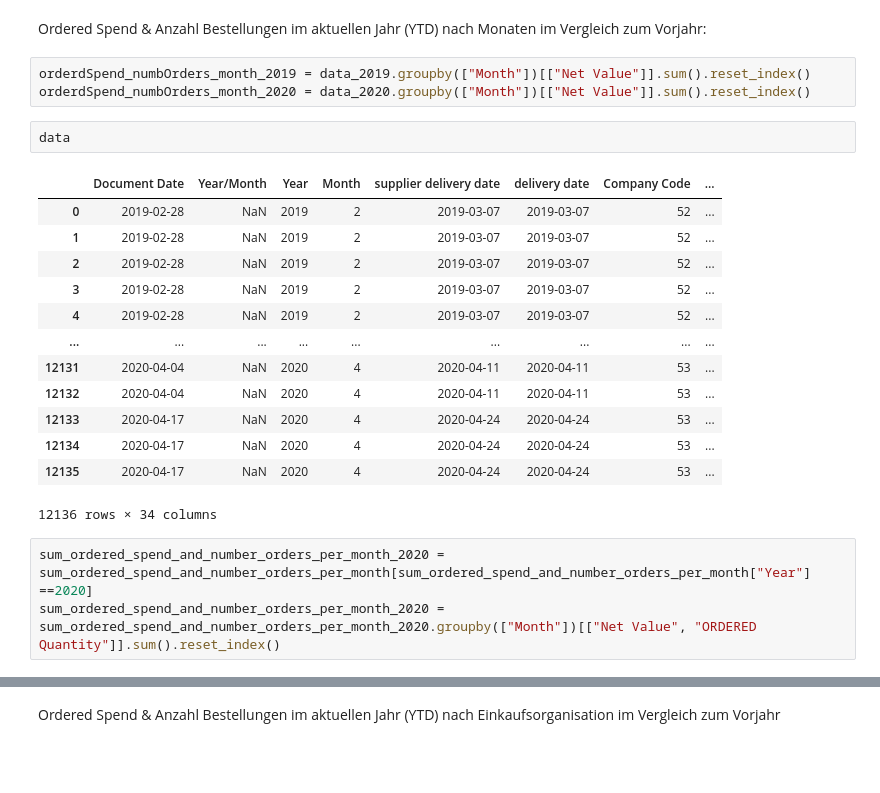
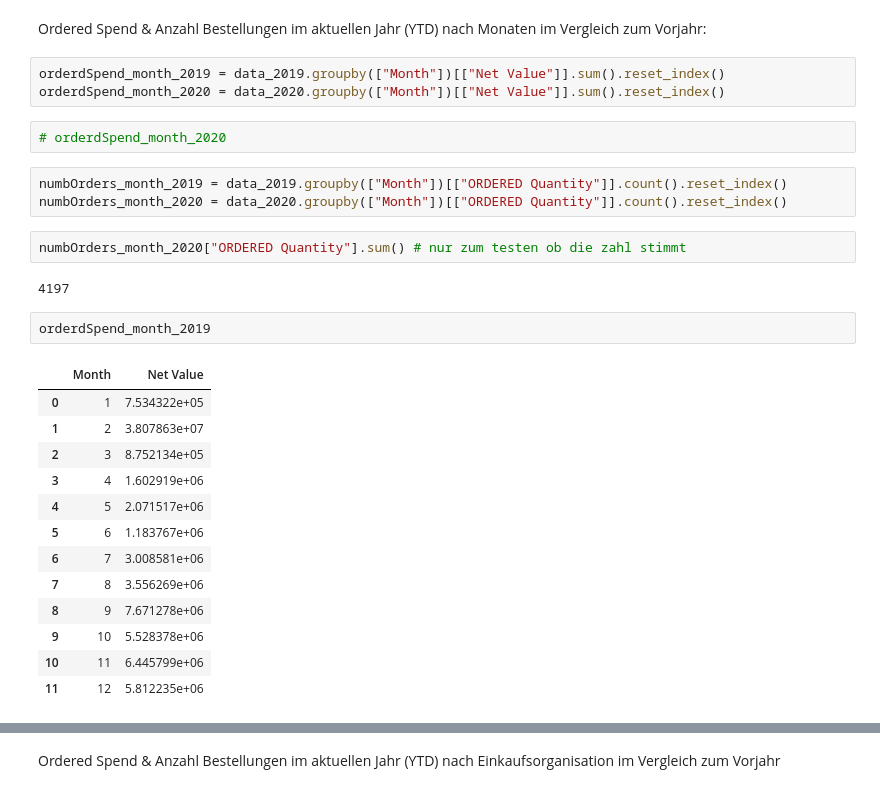
Before and after one commit to zabi-salehi/Data_Visualization, a Jupyter notebook: visualisation.ipynb, the cells around one changed output, grey strips where cells are left out. Cells and saved outputs as stored; diff of their text form; blank space fills up the shorter version.

```diff
--- a/visualisation.ipynb
+++ b/visualisation.ipynb
@@ -83,24 +118,30 @@ numbOrders_2020
 Ordered Spend & Anzahl Bestellungen im aktuellen Jahr (YTD) nach Monaten
 im Vergleich zum Vorjahr:
 # %%
-orderdSpend_numbOrders_month_2019 = data_2019.groupby(["Month"])[["Net Value"]].sum().reset_index()
-orderdSpend_numbOrders_month_2020 = data_2020.groupby(["Month"])[["Net Value"]].sum().reset_index()
+orderdSpend_month_2019 = data_2019.groupby(["Month"])[["Net Value"]].sum().reset_index()
+orderdSpend_month_2020 = data_2020.groupby(["Month"])[["Net Value"]].sum().reset_index()
-# %%
-data
-# %% [output]
-|  | Document Date | Year/Month | Year | Month | supplier delivery date | delivery date | Company Code | ... |
-| 0 | 2019-02-28 | NaN | 2019 | 2 | 2019-03-07 | 2019-03-07 | 52 | ... |
-| 1 | 2019-02-28 | NaN | 2019 | 2 | 2019-03-07 | 2019-03-07 | 52 | ... |
-| 2 | 2019-02-28 | NaN | 2019 | 2 | 2019-03-07 | 2019-03-07 | 52 | ... |
-| 3 | 2019-02-28 | NaN | 2019 | 2 | 2019-03-07 | 2019-03-07 | 52 | ... |
-| 4 | 2019-02-28 | NaN | 2019 | 2 | 2019-03-07 | 2019-03-07 | 52 | ... |
-| ... | ... | ... | ... | ... | ... | ... | ... | ... |
-| 12131 | 2020-04-04 | NaN | 2020 | 4 | 2020-04-11 | 2020-04-11 | 53 | ... |
-| 12132 | 2020-04-04 | NaN | 2020 | 4 | 2020-04-11 | 2020-04-11 | 53 | ... |
-| 12133 | 2020-04-17 | NaN | 2020 | 4 | 2020-04-24 | 2020-04-24 | 53 | ... |
-| 12134 | 2020-04-17 | NaN | 2020 | 4 | 2020-04-24 | 2020-04-24 | 53 | ... |
-| 12135 | 2020-04-17 | NaN | 2020 | 4 | 2020-04-24 | 2020-04-24 | 53 | ... |
-12136 rows × 34 columns
-# %%
-sum_ordered_spend_and_number_orders_per_month_2020 = sum_ordered_spend_and_number_orders_per_month[sum_ordered_spend_and_number_orders_per_month["Year"] ==2020]
-sum_ordered_spend_and_number_orders_per_month_2020 = sum_ordered_spend_and_number_orders_per_month_2020.groupby(["Month"])[["Net Value", "ORDERED Quantity"]].sum().reset_index()
+# %%
+# orderdSpend_month_2020
+# %%
+numbOrders_month_2019 = data_2019.groupby(["Month"])[["ORDERED Quantity"]].count().reset_index()
+numbOrders_month_2020 = data_2020.groupby(["Month"])[["ORDERED Quantity"]].count().reset_index()
+# %%
+numbOrders_month_2020["ORDERED Quantity"].sum() # nur zum testen ob die zahl stimmt
+# %% [output]
+4197
+# %%
+orderdSpend_month_2019
+# %% [output]
+|  | Month | Net Value |
+| 0 | 1 | 7.534322e+05 |
+| 1 | 2 | 3.807863e+07 |
+| 2 | 3 | 8.752134e+05 |
+| 3 | 4 | 1.602919e+06 |
+| 4 | 5 | 2.071517e+06 |
+| 5 | 6 | 1.183767e+06 |
+| 6 | 7 | 3.008581e+06 |
+| 7 | 8 | 3.556269e+06 |
+| 8 | 9 | 7.671278e+06 |
+| 9 | 10 | 5.528378e+06 |
+| 10 | 11 | 6.445799e+06 |
+| 11 | 12 | 5.812235e+06 |
```
Also changed, not shown: parts of 28 cells of this notebook.
